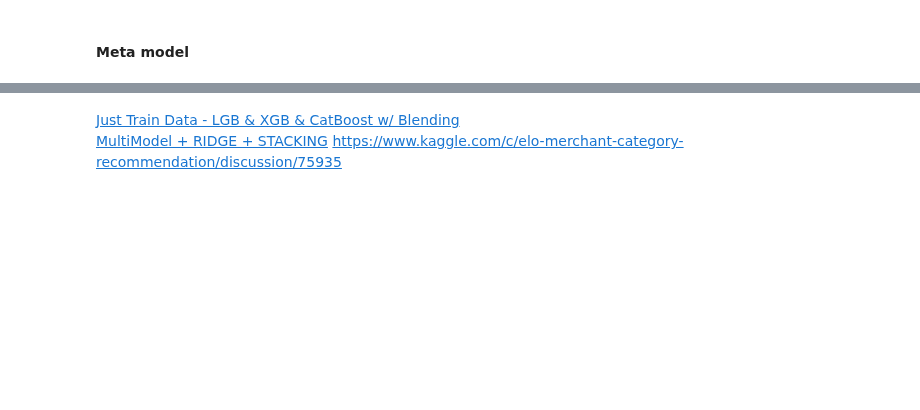
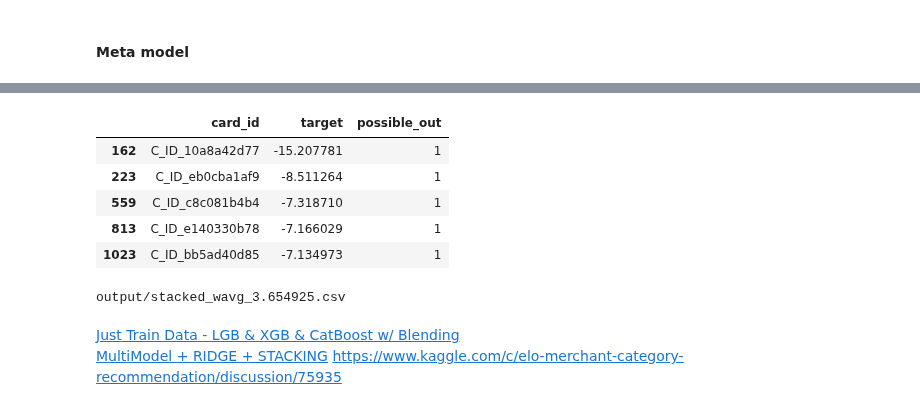
Before and after one commit to Zol-S/kaggle, a Jupyter notebook: Elo Merchant Category Recommendation/3.13_Stacking.ipynb, the cells around one changed output, grey strips where cells are left out. Saved outputs shown, nothing was run; the diff lists cells and outputs as text; code cells hidden in the pictures; blank space fills up the shorter version.

```diff
--- a/Elo Merchant Category Recommendation/3.13_Stacking.ipynb
+++ b/Elo Merchant Category Recommendation/3.13_Stacking.ipynb
@@ -522,0 +548,11 @@ sub_df.to_csv("output/stacked_{:.6f}.csv".format(cv_score_stack), index=False)
+# %%
+sub_df['target'] = sub_df.apply(lambda row: row['target'] if row['possible_out'] == 0 else (0.9 * row['target'] - 33.219281 * 0.1), axis = 1)
+# %%
+sub_df[sub_df['possible_out'] == 1][:5]
+# %% [output]
+|  | card_id | target | possible_out |
+| 162 | C_ID_10a8a42d77 | -15.207781 | 1 |
+| 223 | C_ID_eb0cba1af9 | -8.511264 | 1 |
+| 559 | C_ID_c8c081b4b4 | -7.318710 | 1 |
+| 813 | C_ID_e140330b78 | -7.166029 | 1 |
+| 1023 | C_ID_bb5ad40d85 | -7.134973 | 1 |
@@ -523,3 +561,8 @@ sub_df.to_csv("output/stacked_{:.6f}.csv".format(cv_score_stack), index=False)
+# %%
+sub_df.to_csv("output/stacked_wavg_{:.6f}.csv".format(cv_score_stack), index=False)
+print("output/stacked_wavg_{:.6f}.csv".format(cv_score_stack))
+# %% [output]
+output/stacked_wavg_3.654925.csv
 # %% [markdown]
 [Just Train Data - LGB & XGB & CatBoost w/ Blending](https://www.kaggle.com/silverstone1903/just-train-data-lgb-xgb-catboost-w-blending/data)<br/>
 [MultiModel + RIDGE + STACKING](https://www.kaggle.com/ashishpatel26/rmse-3-66-multimodel-ridge-stacking)
```
Also changed, not shown: parts of 17 cells of this notebook, 1 other file.
